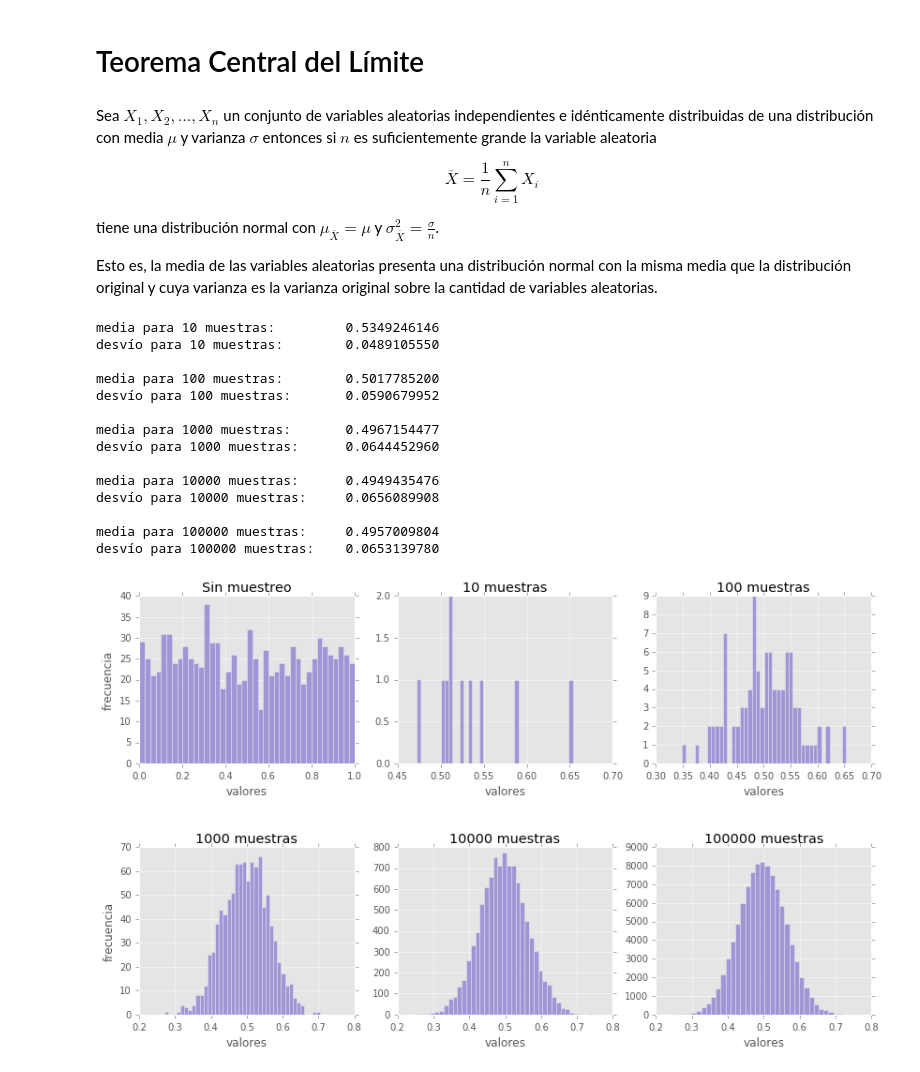
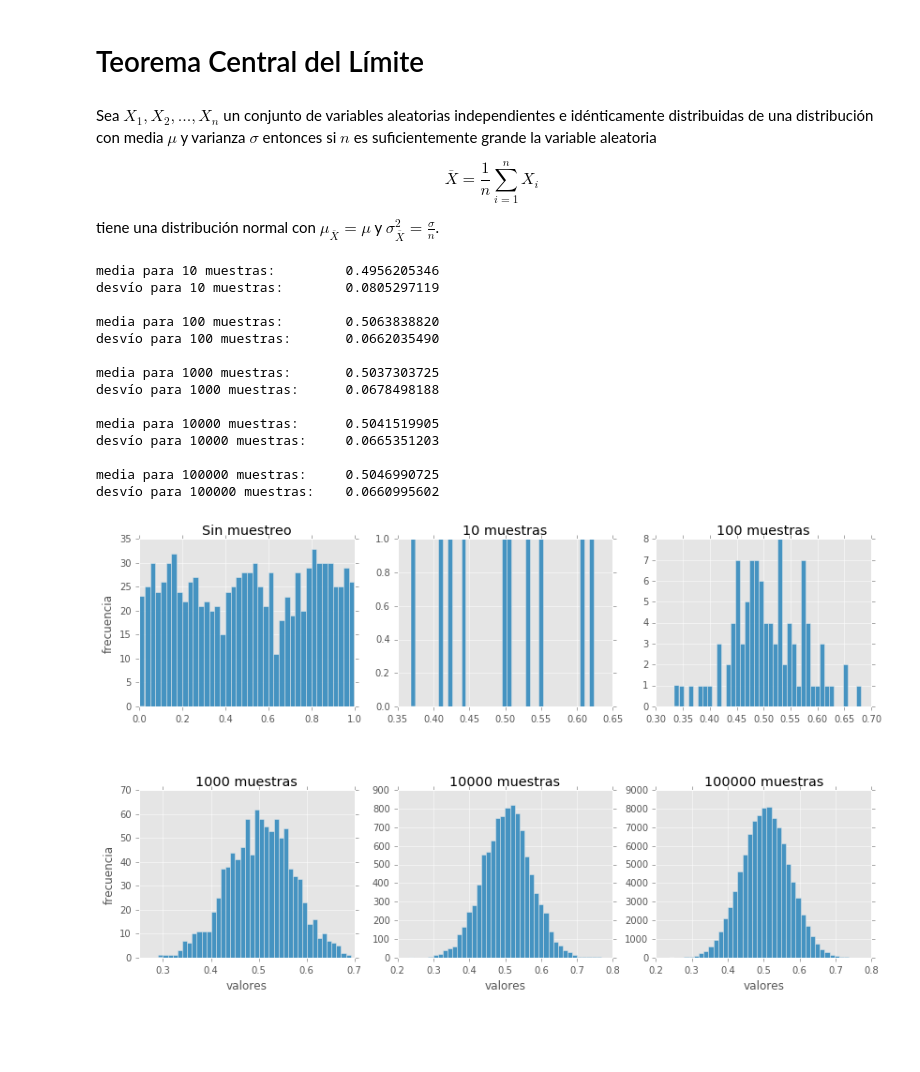
Before and after one commit to Santiago-j-s/Notebooks, a Jupyter notebook: Estadística/Teorema Central del Límite.ipynb, the cells around one changed output. Drawn from its saved outputs; the diff is of its cells as text; code cells hidden in the pictures; blank space fills up the shorter version.

```diff
--- a/Estadística/Teorema Central del Límite.ipynb
+++ b/Estadística/Teorema Central del Límite.ipynb
@@ -9,7 +9,7 @@ colors = [color['color'] for color in list(plt.rcParams['axes.prop_cycle'])]
 histconf = {
     'alpha': 0.9,
     'bins': 40,
-    'color': colors[2],
+    'color': colors[1],
 }
 
 def muestrear(muestra: np.ndarray, n: int, p: int) -> np.ndarray:
@@ -36,16 +36,15 @@ Sea $ X_1, X_2, ..., X_n $ un conjunto de variables aleatorias independientes e
 $$ \overline{X} = \frac{1}{n} \sum\limits_{i=1}^{n} X_{i} $$
 
 tiene una distribución normal con $ \mu_{\overline{X}} = \mu $ y $ \sigma^{2}_{\overline{X}} = \frac{\sigma}{n} $.
-
-Esto es, la media de las variables aleatorias presenta una distribución normal con la misma media que la distribución original y cuya varianza es la varianza original sobre la cantidad de variables aleatorias.
 # %%
-def hist(x, subplot, title=None, xlabel='valores', ylabel=None):
+def hist(x, subplot, title=None, xlabel=None, ylabel=None):
     plt.subplot(2, 3, subplot)
-    plt.xlabel(xlabel)
     if title is not None:
         plt.title(title)
     if ylabel is not None:
         plt.ylabel(ylabel)
+    if xlabel is not None:
+        plt.xlabel(xlabel)
 
     plt.hist(x, **histconf)
 
@@ -54,42 +53,43 @@ def graficar(dist, muestras):
     plt.subplots_adjust(hspace=0.5) # ajusta el espacio vertical entre subplots
 
     hist(dist, 1, title='Sin muestreo', ylabel='frecuencia')
     for i, muestra in enumerate(muestras, start=1):
         title = ''.join([str(len(muestra)), ' muestras'])
         ylabel = None if (i % 3 != 0) else 'frecuencia' # ylabel al inicio de cada fila
-        hist(muestra, i+1, title=title, ylabel=ylabel)
+        xlabel = None if (i < 3) else 'valores'
+        hist(muestra, i+1, title=title, ylabel=ylabel, xlabel=xlabel)
 
 # Muestreo de 1000 elementos de una distribución aleatoria
 r = np.random.random_sample(1000);
 
 # Cantidad de elementos por submuestra
 elems = 20
 
 # Tamaño de cada submuestra a generar
 N = [10, 100, 1000, 10000, 100000]
 
 medias = [muestrear(r, n, elems) for n in N]
 graficar(r, medias)
 
 for i, media in enumerate(medias):
     print('media para {:d} muestras: {:{align}{width}.10f}'.format(N[i], np.mean(media), width=20-i, align='>'))
     print('desvío para {:d} muestras: {:{align}{width}.10f}'.format(N[i], np.sqrt(np.var(media)), width=19-i, align='>'))
     print()
 
 plt.show()
 # %% [output]
-media para 10 muestras:         0.5349246146
-desvío para 10 muestras:        0.0489105550
+media para 10 muestras:         0.4956205346
+desvío para 10 muestras:        0.0805297119
 
-media para 100 muestras:        0.5017785200
-desvío para 100 muestras:       0.0590679952
+media para 100 muestras:        0.5063838820
+desvío para 100 muestras:       0.0662035490
 
-media para 1000 muestras:       0.4967154477
-desvío para 1000 muestras:      0.0644452960
+media para 1000 muestras:       0.5037303725
+desvío para 1000 muestras:      0.0678498188
 
-media para 10000 muestras:      0.4949435476
-desvío para 10000 muestras:     0.0656089908
+media para 10000 muestras:      0.5041519905
+desvío para 10000 muestras:     0.0665351203
 
-media para 100000 muestras:     0.4957009804
-desvío para 100000 muestras:    0.0653139780
+media para 100000 muestras:     0.5046990725
+desvío para 100000 muestras:    0.0660995602
-[figure, old version]
+[figure, new version]
```
Also changed, not shown: 26 other files.
